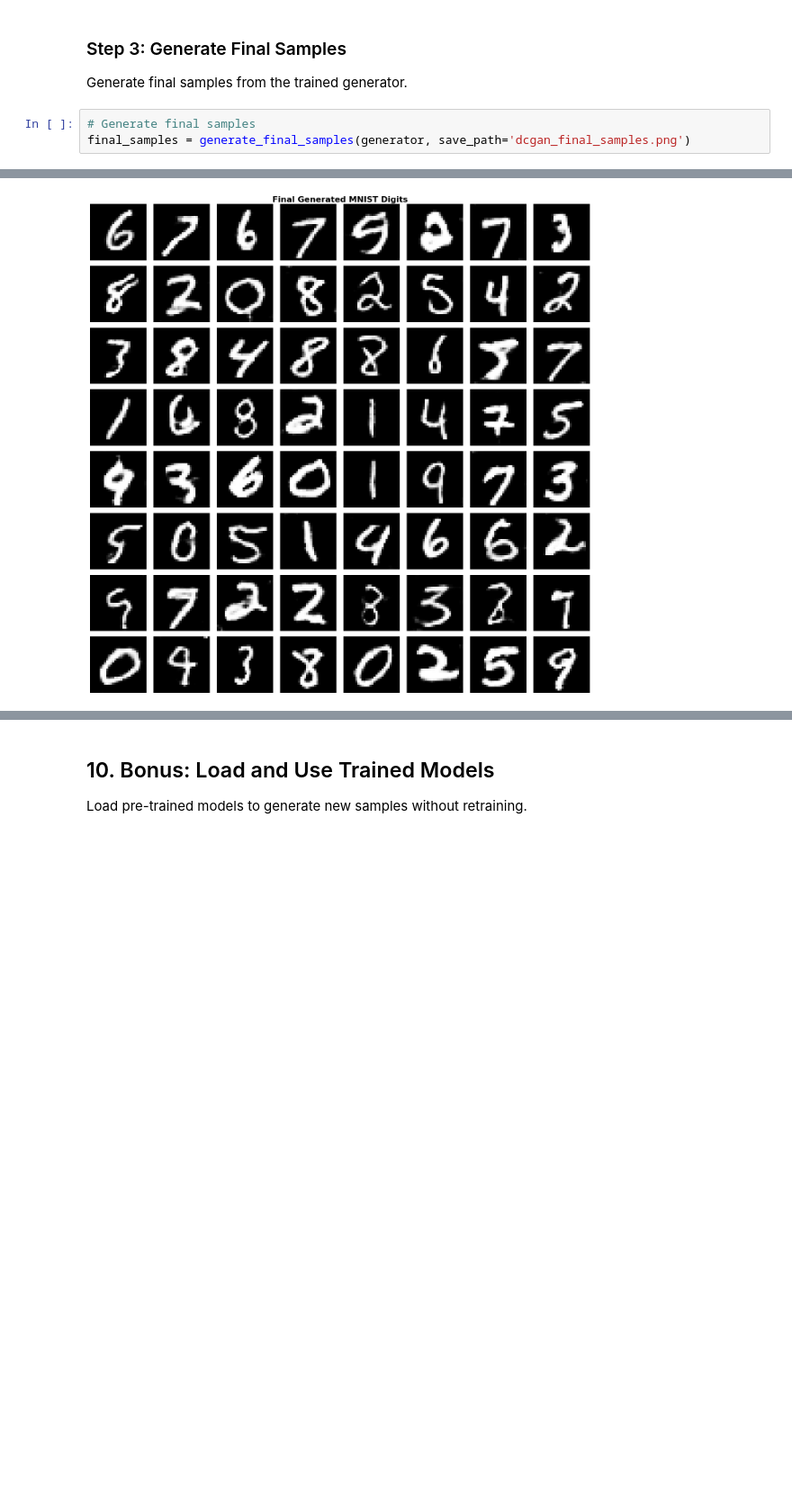
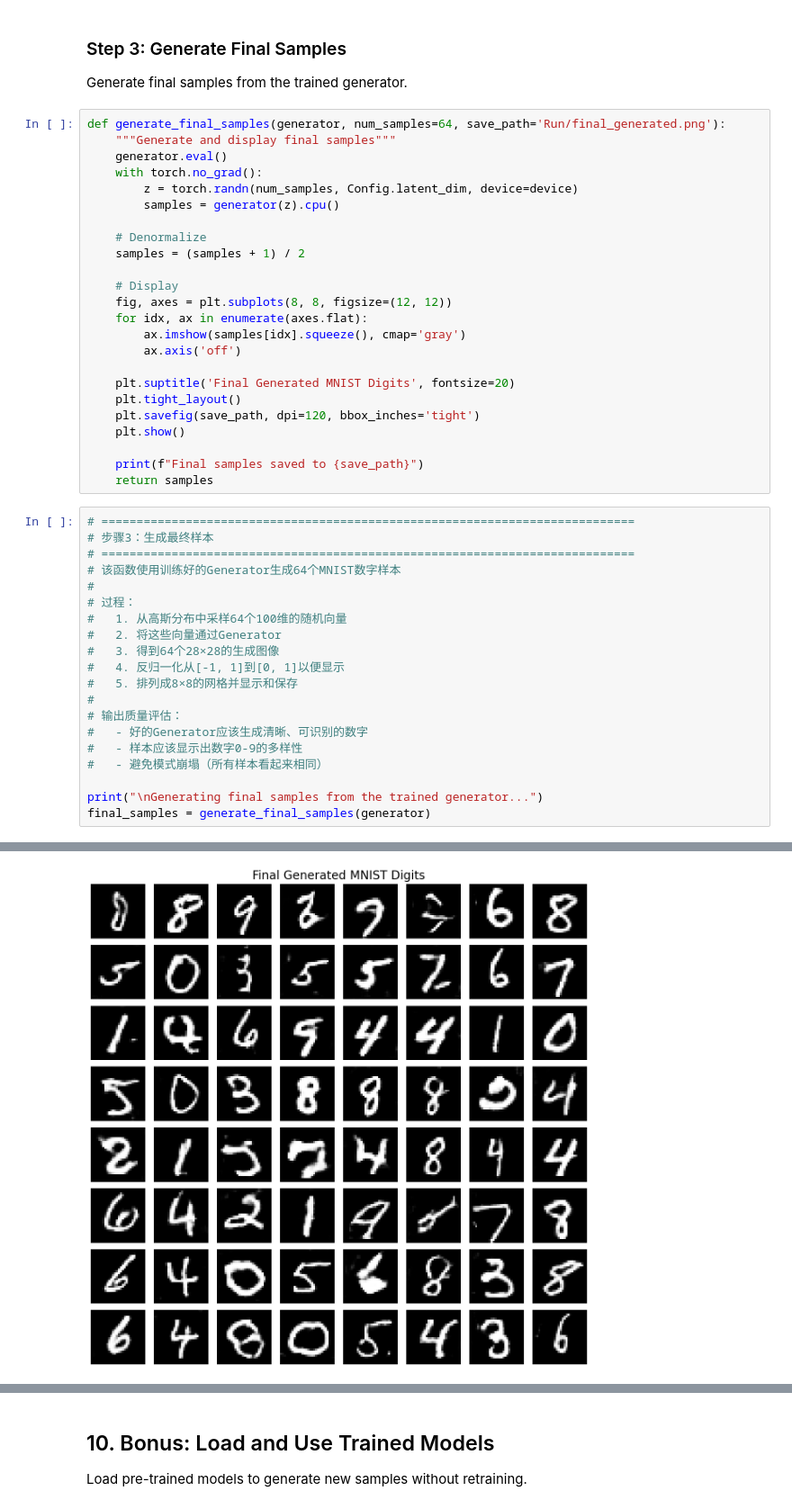
Before and after one commit to stonerainphilo/GAN_Homework_SYSU_PG2025, a Jupyter notebook: DCGAN_Training.ipynb, the cells around one changed output, grey strips where cells are left out. Shown at 90% size. Cells and saved outputs as stored; diff of their text form; blank space fills up the shorter version.

```diff
--- a/DCGAN_Training.ipynb
+++ b/DCGAN_Training.ipynb
@@ -593,7 +941,48 @@ Analyzing training results...
 ### Step 3: Generate Final Samples
 
 Generate final samples from the trained generator.
+# %%
+def generate_final_samples(generator, num_samples=64, save_path='Run/final_generated.png'):
+    """Generate and display final samples"""
+    generator.eval()
+    with torch.no_grad():
+        z = torch.randn(num_samples, Config.latent_dim, device=device)
+        samples = generator(z).cpu()
+
+    # Denormalize
+    samples = (samples + 1) / 2
+
+    # Display
+    fig, axes = plt.subplots(8, 8, figsize=(12, 12))
+    for idx, ax in enumerate(axes.flat):
+        ax.imshow(samples[idx].squeeze(), cmap='gray')
+        ax.axis('off')
+
+    plt.suptitle('Final Generated MNIST Digits', fontsize=20)
+    plt.tight_layout()
+    plt.savefig(save_path, dpi=120, bbox_inches='tight')
+    plt.show()
+
+    print(f"Final samples saved to {save_path}")
+    return samples
 # %%
-# Generate final samples
-final_samples = generate_final_samples(generator, save_path='dcgan_final_samples.png')
+# ============================================================================
+# 步骤3：生成最终样本
+# ============================================================================
+# 该函数使用训练好的Generator生成64个MNIST数字样本
+#
+# 过程：
+#   1. 从高斯分布中采样64个100维的随机向量
+#   2. 将这些向量通过Generator
+#   3. 得到64个28×28的生成图像
+#   4. 反归一化从[-1, 1]到[0, 1]以便显示
+#   5. 排列成8×8的网格并显示和保存
+#
+# 输出质量评估：
+#   - 好的Generator应该生成清晰、可识别的数字
+#   - 样本应该显示出数字0-9的多样性
+#   - 避免模式崩塌（所有样本看起来相同）
+
+print("\nGenerating final samples from the trained generator...")
+final_samples = generate_final_samples(generator)
 # %% [output]
@@ -601 +990 @@ Generating 64 samples...
-[figure, old version]
+[figure, new version]
```
Also changed, not shown: parts of 17 cells of this notebook, 52 other files.
